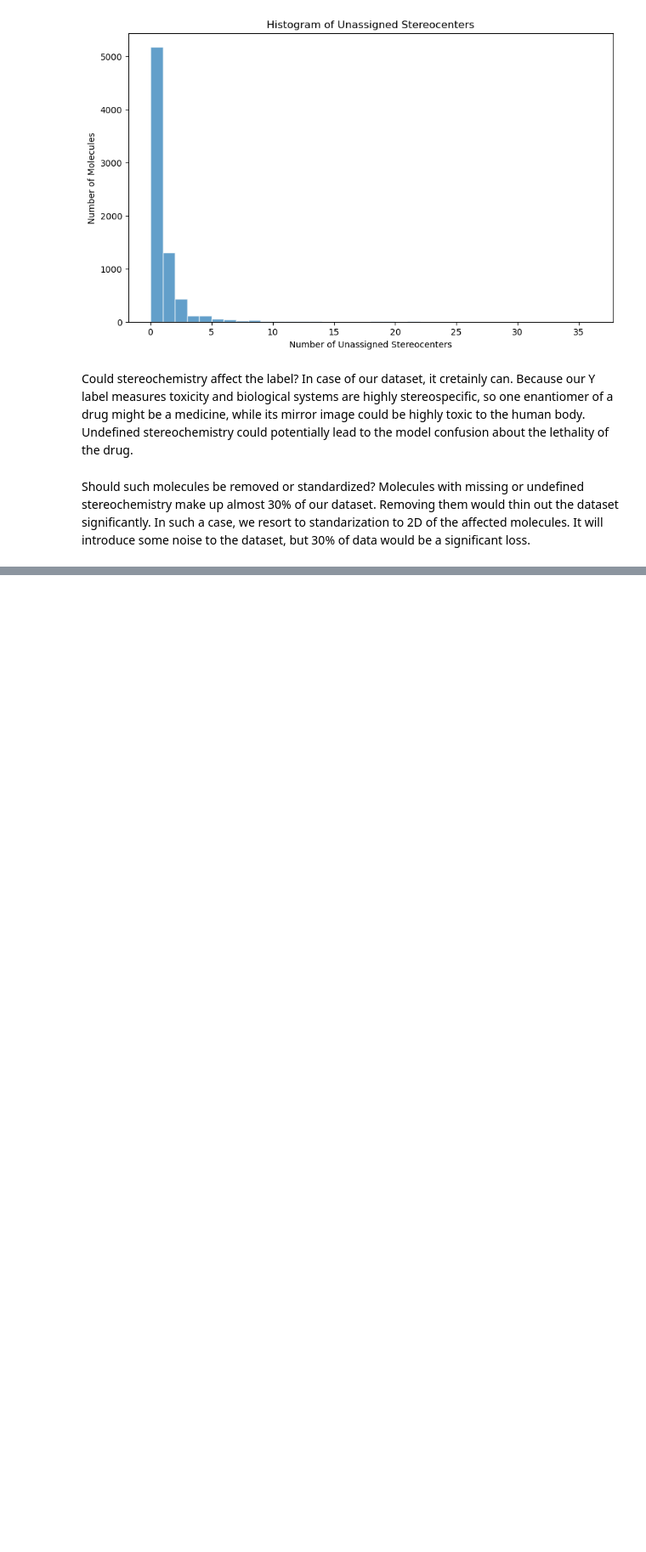
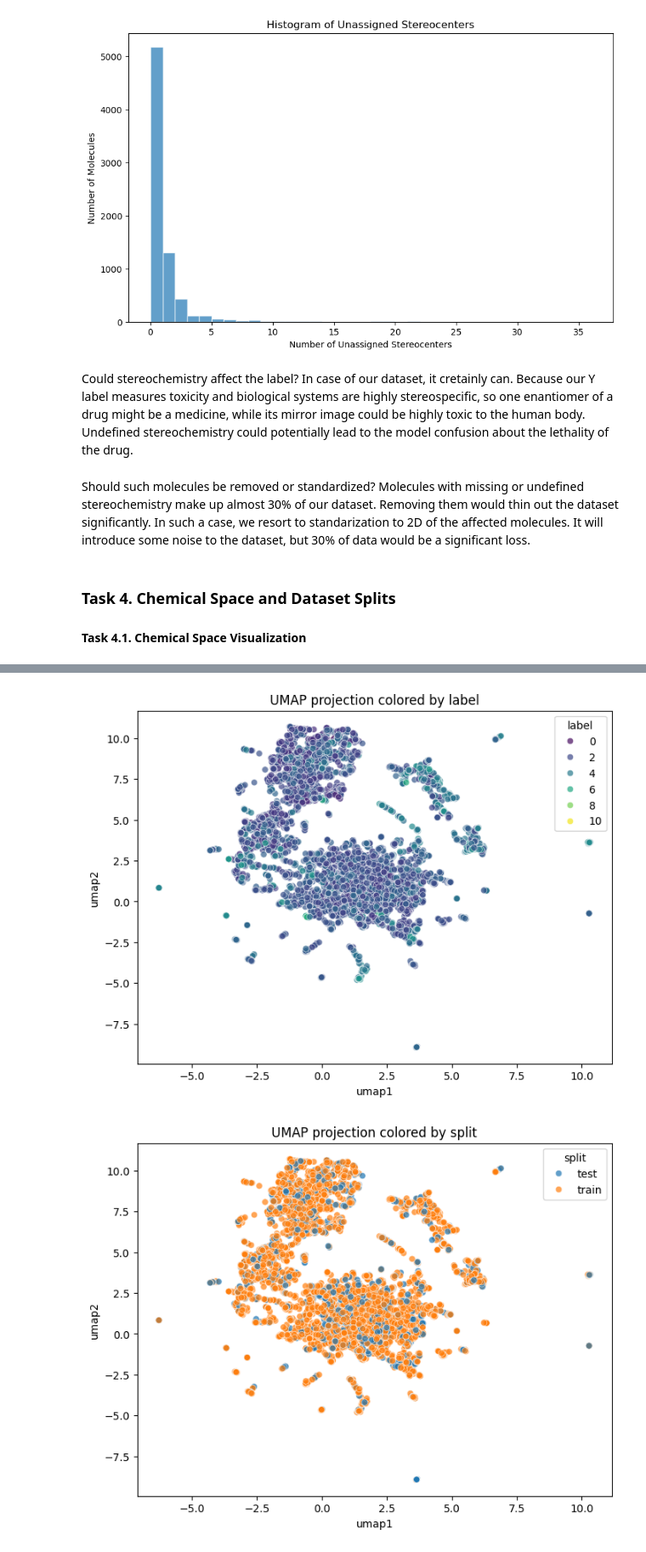
Before and after one commit to admtr/bioinf_25_26_project2, a Jupyter notebook: prediction_of_molecule_properties.ipynb, the cells around one changed output, grey strips where cells are left out. Shown at 85% size. Cells and saved outputs as stored; diff of their text form; code cells hidden in the pictures; blank space fills up the shorter version.

Commit message:
Task 4 and 5

```diff
--- a/prediction_of_molecule_properties.ipynb
+++ b/prediction_of_molecule_properties.ipynb
@@ -220,3 +225,75 @@ def standardize(mol):
     return mol_2d
 # %%
 tox_df['Molecule_2D'] = tox_df['Molecule'].apply(standardize)
+# %% [markdown]
+### Task 4. Chemical Space and Dataset Splits
+#### Task 4.1. Chemical Space Visualization
+# %%
+df = pd.read_csv("data/ld50_zhu.tab", sep="\t")
+df = df.rename(columns={"X": "smiles", "Y": "label"})
+
+df['mol'] = df['smiles'].apply(Chem.MolFromSmiles)
+df = df[df['mol'].notnull()].reset_index(drop=True)
+
+df['split'] = 'train'
+
+train_idx, test_idx = train_test_split(
+    df.index,
+    test_size=0.2,
+    random_state=42
+)
+
+df.loc[test_idx, 'split'] = 'test'
+
+def mol_to_fp(mol, radius=2, nBits=2048):
+    fp = AllChem.GetMorganFingerprintAsBitVect(
+        mol,
+        radius,
+        nBits=nBits
+    )
+    return np.array(fp)
+
+X = np.array([
+    mol_to_fp(m)
+    for m in df['mol']
+])
+
+reducer = umap.UMAP(
+    n_neighbors=15,
+    min_dist=0.1,
+    metric='jaccard',
+    random_state=42
+)
+
+embedding = reducer.fit_transform(X)
+
+df['umap1'] = embedding[:, 0]
+df['umap2'] = embedding[:, 1]
+
+plt.figure(figsize=(8,6))
+
+sns.scatterplot(
+    data=df,
+    x='umap1',
+    y='umap2',
+    hue='label',
+    palette='viridis',
+    alpha=0.7
+)
+
+plt.title("UMAP projection colored by label")
+plt.show()
+
+plt.figure(figsize=(8,6))
+
+sns.scatterplot(
+    data=df,
+    x='umap1',
+    y='umap2',
+    hue='split',
+    alpha=0.7
+)
+
+plt.title("UMAP projection colored by split")
+plt.show()
+# %% [output]
@@ -222,0 +317,2 @@ tox_df['Molecule_2D'] = tox_df['Molecule'].apply(standardize)
+[figure, added]
+[figure, added]
```
Also changed, not shown: parts of 10 cells of this notebook, 1 other file.
